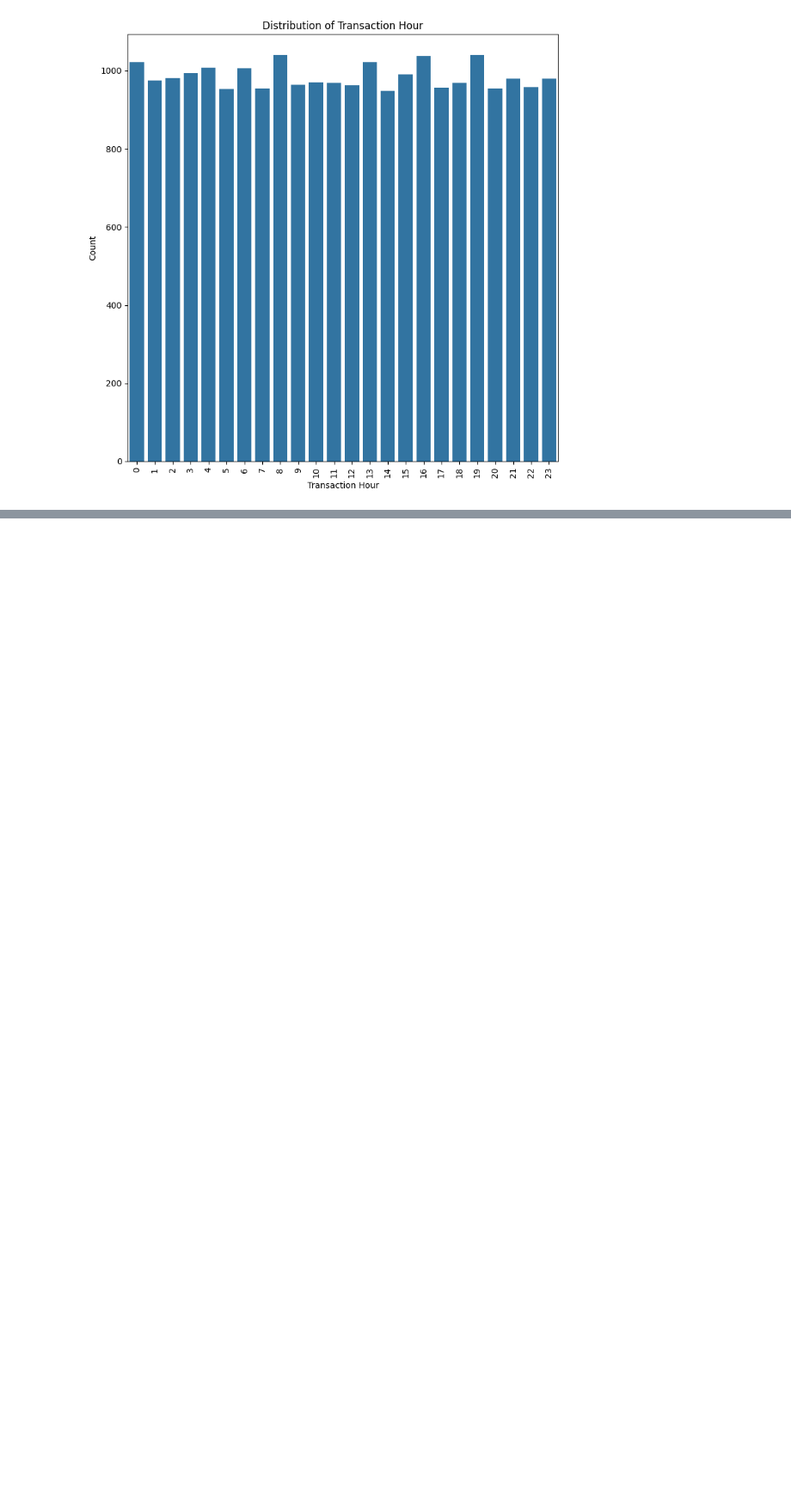
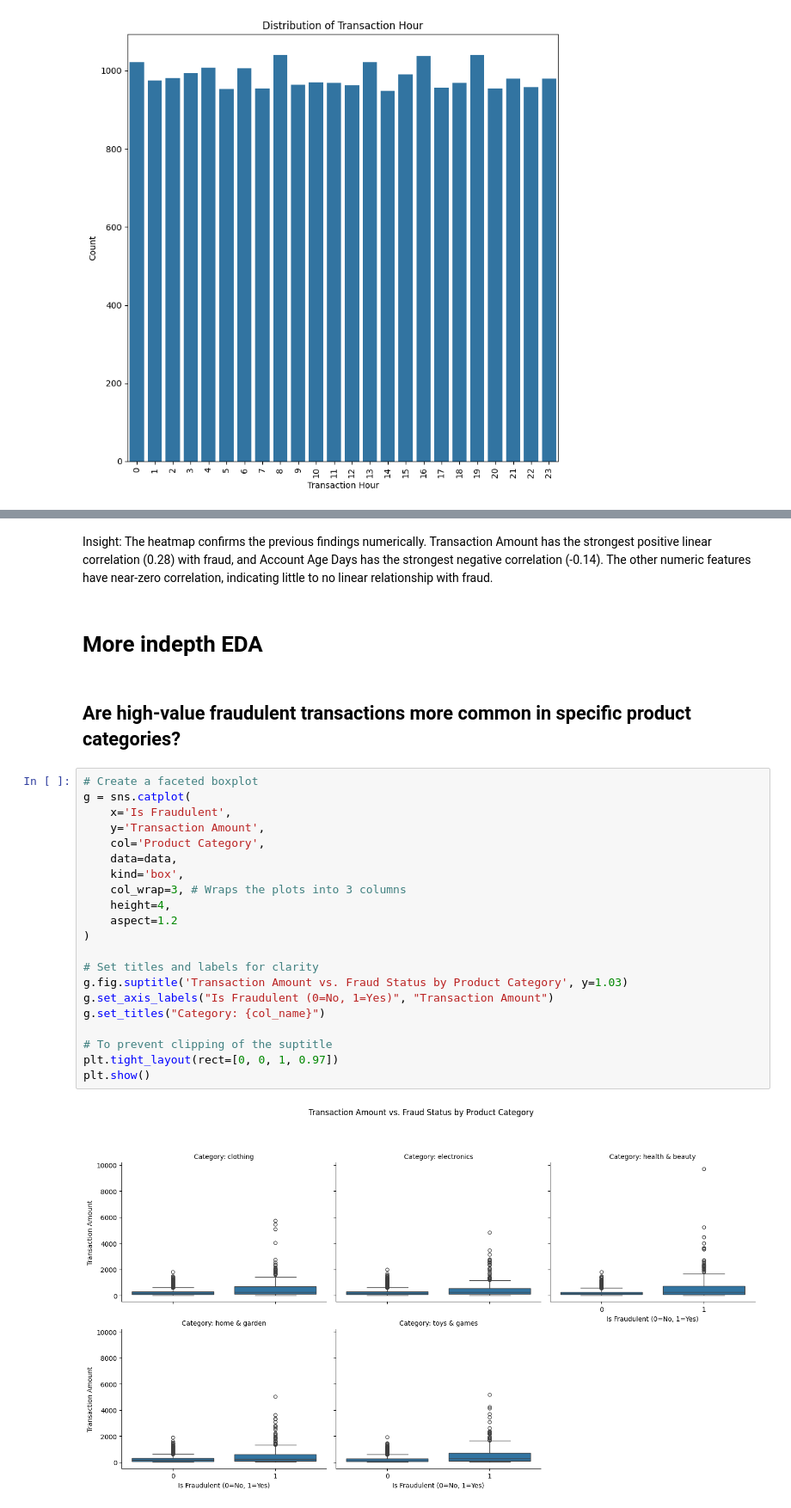
Before and after one commit to briannoelkesuma/BT4012-Group-15-Ecommerce-Fraud, a Jupyter notebook: notebook.ipynb, the cells around one changed output, grey strips where cells are left out. Shown: that part at 86% size. Cells and saved outputs as stored; diff of their text form; blank space fills up the shorter version.

```diff
--- a/notebook.ipynb
+++ b/notebook.ipynb
@@ -245,0 +261,29 @@ plt.show()
+# %% [markdown]
+Insight: The heatmap confirms the previous findings numerically. Transaction Amount has the strongest positive linear correlation (0.28) with fraud, and Account Age Days has the strongest negative correlation (-0.14). The other numeric features have near-zero correlation, indicating little to no linear relationship with fraud.
+# %% [markdown]
+# More indepth EDA
+# %% [markdown]
+## Are high-value fraudulent transactions more common in specific product categories?
+# %%
+# Create a faceted boxplot
+g = sns.catplot(
+    x='Is Fraudulent',
+    y='Transaction Amount',
+    col='Product Category',
+    data=data,
+    kind='box',
+    col_wrap=3, # Wraps the plots into 3 columns
+    height=4,
+    aspect=1.2
+)
+
+# Set titles and labels for clarity
+g.fig.suptitle('Transaction Amount vs. Fraud Status by Product Category', y=1.03)
+g.set_axis_labels("Is Fraudulent (0=No, 1=Yes)", "Transaction Amount")
+g.set_titles("Category: {col_name}")
+
+# To prevent clipping of the suptitle
+plt.tight_layout(rect=[0, 0, 1, 0.97])
+plt.show()
+# %% [output]
+[figure, added]
```
Also changed, not shown: parts of 26 cells of this notebook.
